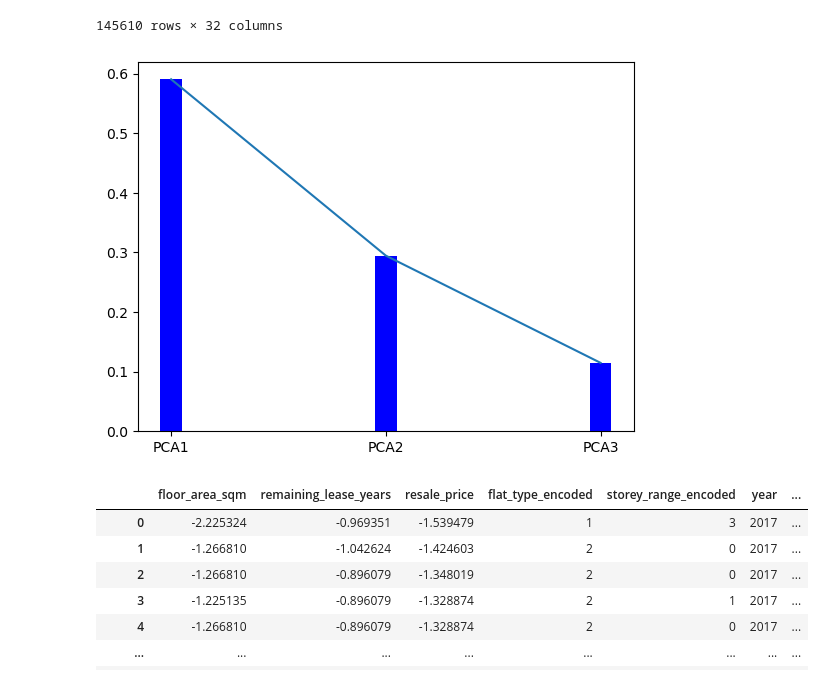
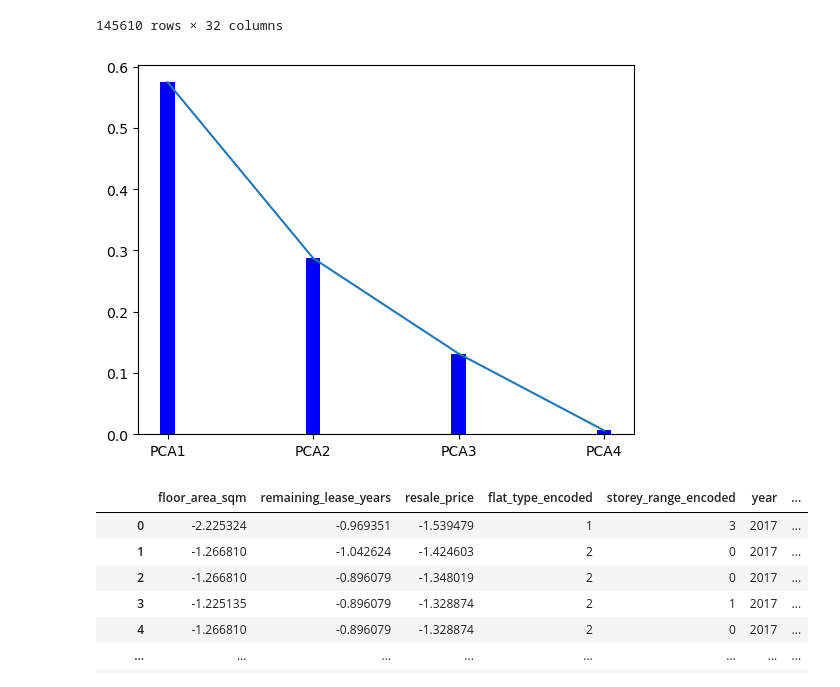
Before and after one commit to raphaelgohwx/datamining, a Jupyter notebook: proposal.ipynb, the cells around one changed output. Cells and saved outputs as stored; diff of their text form; code cells hidden in the pictures.

```diff
--- a/proposal.ipynb
+++ b/proposal.ipynb
@@ -332,26 +332,30 @@ df2_normalized
 # %%
 # PCA
 from sklearn.decomposition import PCA
 
-pca = PCA(n_components=3)
+# pca = PCA(n_components=3)
+pca = PCA(n_components=4)
 
-x_pca = pca.fit_transform(df2_normalized[['floor_area_sqm', 'remaining_lease_years', 'resale_price']])
+
+# x_pca = pca.fit_transform(df2_normalized[['floor_area_sqm', 'remaining_lease_years', 'resale_price']])
+x_pca = pca.fit_transform(df2_normalized[['floor_area_sqm', 'remaining_lease_years', 'flat_type_encoded', 'storey_range_encoded']])
+
 
 x_pca = pd.DataFrame(x_pca)
 df4_names = []
 y= pca.explained_variance_ratio_
 
 for i in range(len(y)):
     df4_names.append('PCA'+str(i+1))
 
 default_x_ticks = range(len(df4_names))
 
 plt.plot(default_x_ticks, y)
 plt.bar(default_x_ticks, y,width=0.1,color= 'blue')
 plt.xticks(default_x_ticks, df4_names)
 plt.show()
 # %% [output]
-[figure, old version]
+[figure, new version]
 # %%
 # Splitting into 3 df:
 full_dataset = df2_normalized
```
